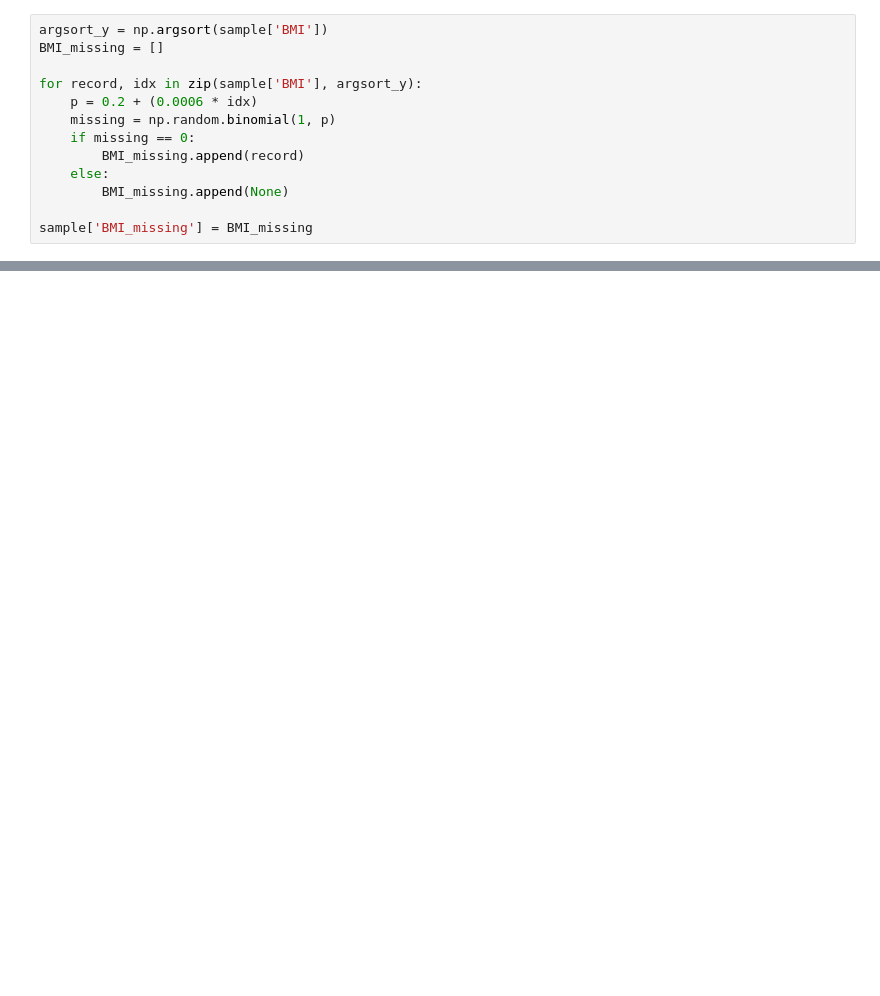
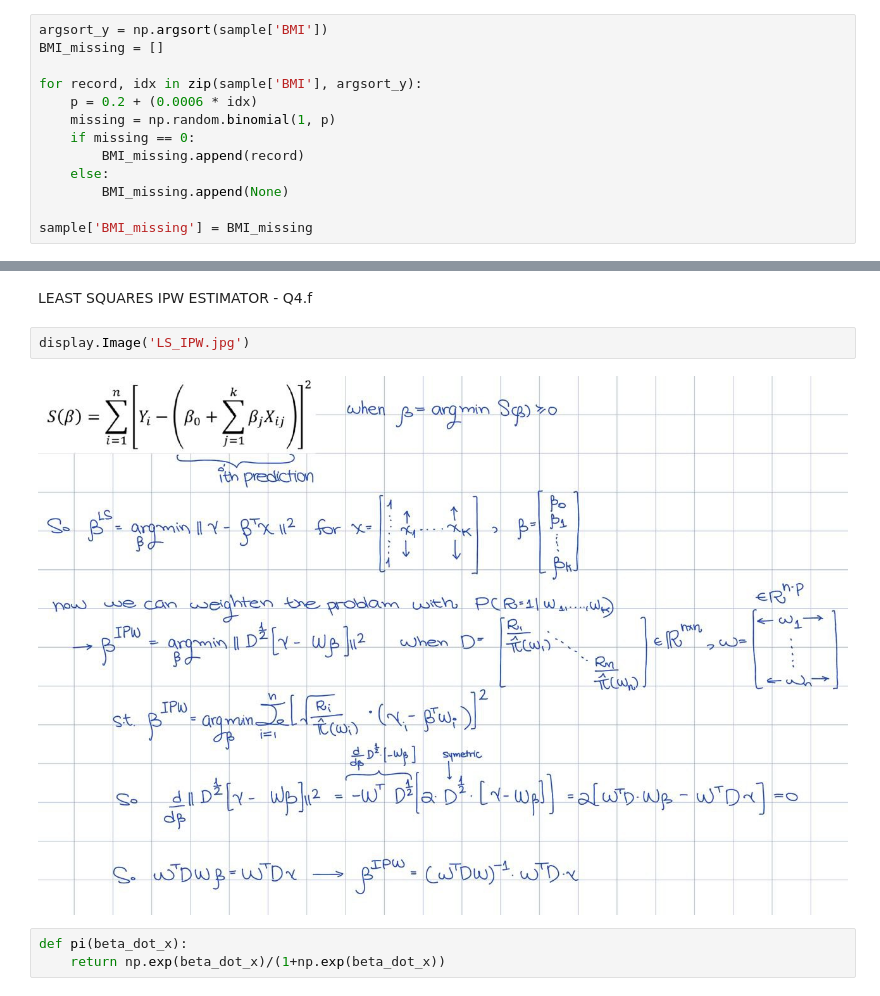
Before and after one commit to yogev-namir/stat2_prj5, a Jupyter notebook: Part 2.ipynb, the cells around one changed output, grey strips where cells are left out. Saved outputs shown, nothing was run; the diff lists cells and outputs as text; blank space fills up the shorter version.

```diff
--- a/Part 2.ipynb
+++ b/Part 2.ipynb
@@ -112,0 +204,9 @@ $\arg \min_{\beta}{\|X\beta - \frac{RY}{\pi(W)}\|}^2$
+# %% [markdown]
+LEAST SQUARES IPW ESTIMATOR - Q4.f
+# %%
+display.Image('LS_IPW.jpg')
+# %% [output]
+[figure, added]
+# %%
+def pi(beta_dot_x):
+    return np.exp(beta_dot_x)/(1+np.exp(beta_dot_x))
```
Also changed, not shown: parts of 22 cells of this notebook.
